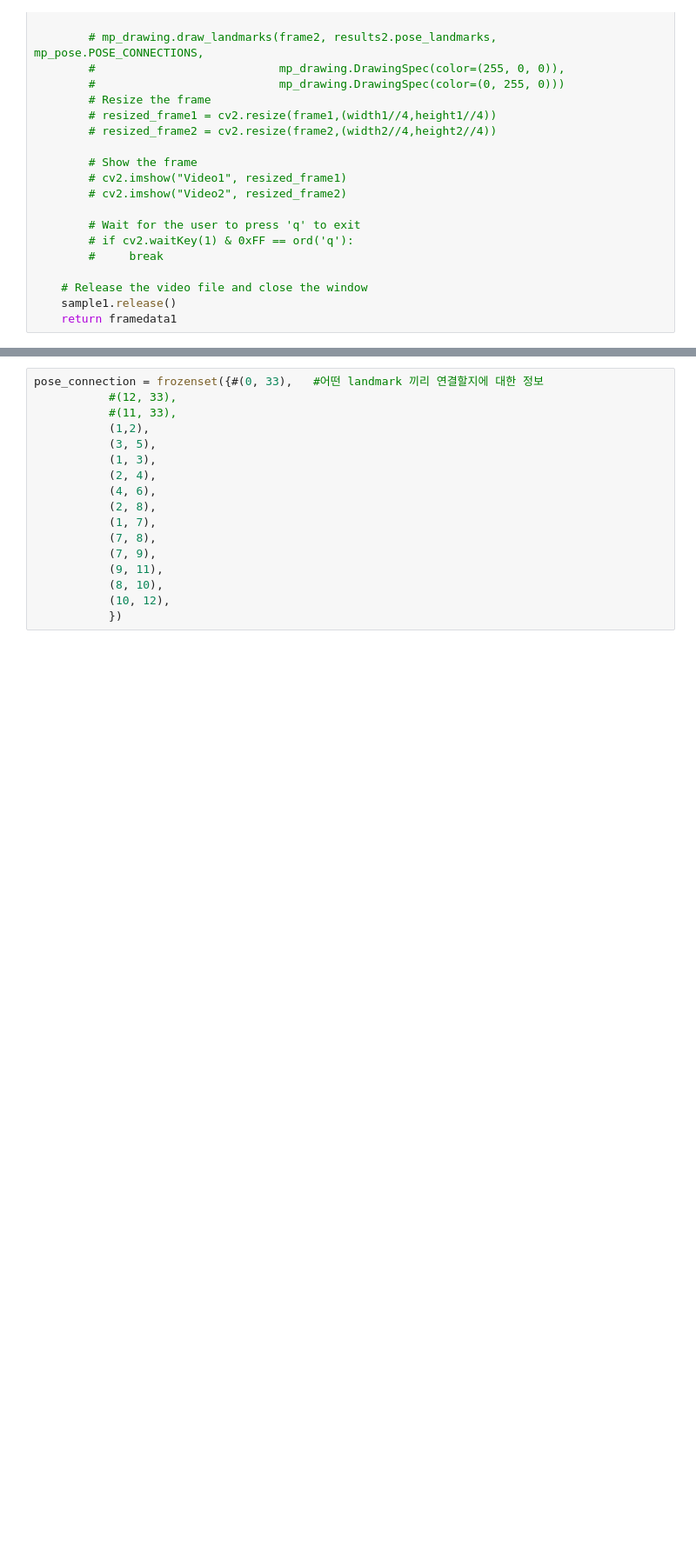
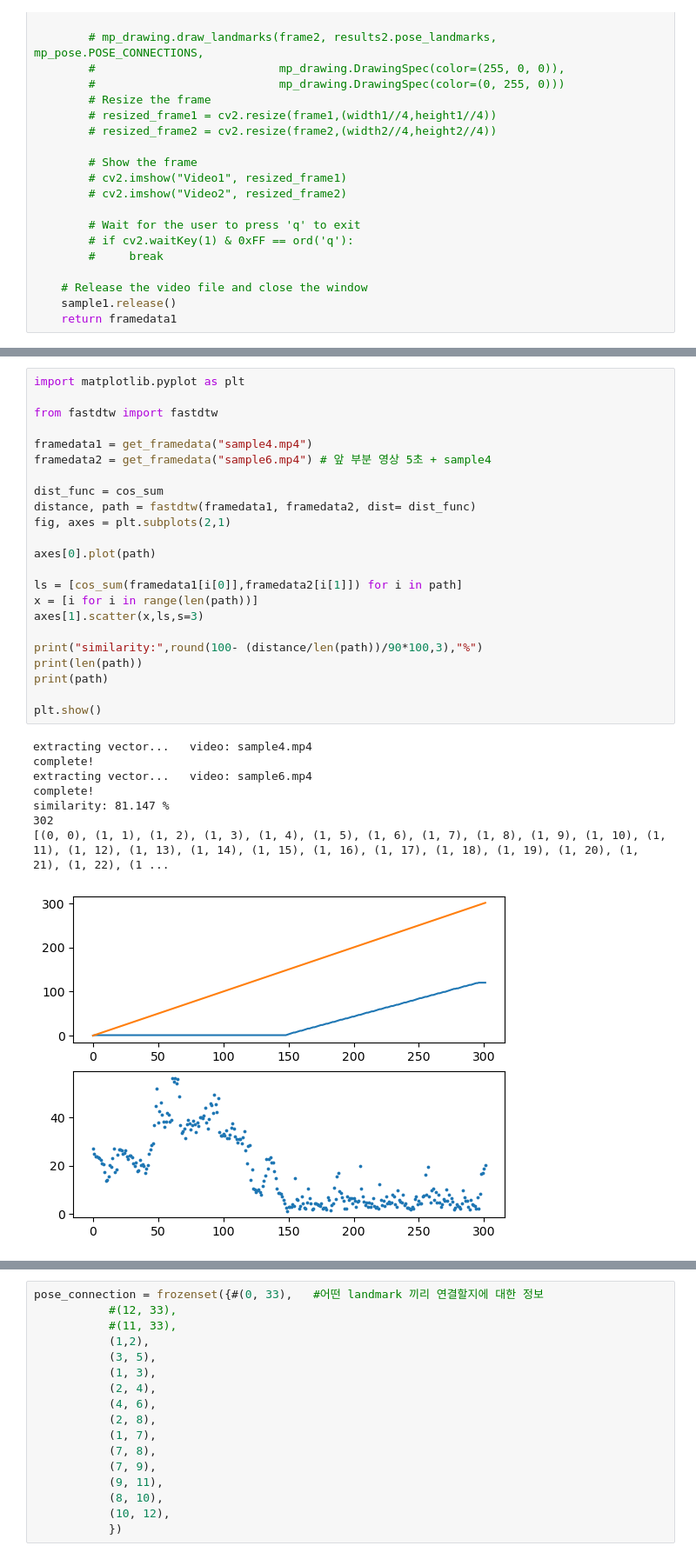
Before and after one commit to silca3553/Motion_Similarity, a Jupyter notebook: pose_similarity.ipynb, the cells around one changed output, grey strips where cells are left out. Shown at 87% size. Saved outputs shown, nothing was run; the diff lists cells and outputs as text; blank space fills up the shorter version.

```diff
--- a/pose_similarity.ipynb
+++ b/pose_similarity.ipynb
@@ -146,0 +217,32 @@ similarity: 56.859 %
+# %%
+import matplotlib.pyplot as plt
+
+from fastdtw import fastdtw
+
+framedata1 = get_framedata("sample4.mp4")
+framedata2 = get_framedata("sample6.mp4") # 앞 부분 영상 5초 + sample4
+
+dist_func = cos_sum
+distance, path = fastdtw(framedata1, framedata2, dist= dist_func)
+fig, axes = plt.subplots(2,1)
+
+axes[0].plot(path)
+
+ls = [cos_sum(framedata1[i[0]],framedata2[i[1]]) for i in path]
+x = [i for i in range(len(path))]
+axes[1].scatter(x,ls,s=3)
+
+print("similarity:",round(100- (distance/len(path))/90*100,3),"%")
+print(len(path))
+print(path)
+
+plt.show()
+# %% [output]
+extracting vector...   video: sample4.mp4
+complete!
+extracting vector...   video: sample6.mp4
+complete!
+similarity: 81.147 %
+302
+[(0, 0), (1, 1), (1, 2), (1, 3), (1, 4), (1, 5), (1, 6), (1, 7), (1, 8), (1, 9), (1, 10), (1, 11), (1, 12), (1, 13), (1, 14), (1, 15), (1, 16), (1, 17), (1, 18), (1, 19), (1, 20), (1, 21), (1, 22), (1 ...
+[figure, added]
```
Also changed, not shown: parts of 9 cells of this notebook, 3 other files.
